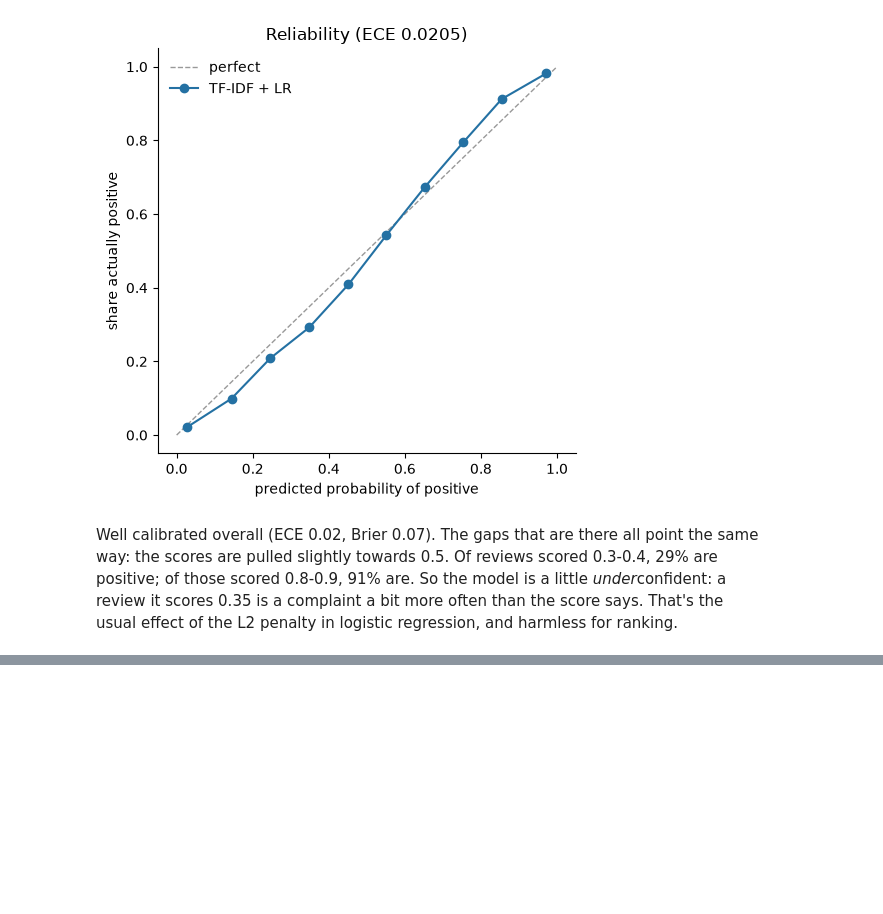
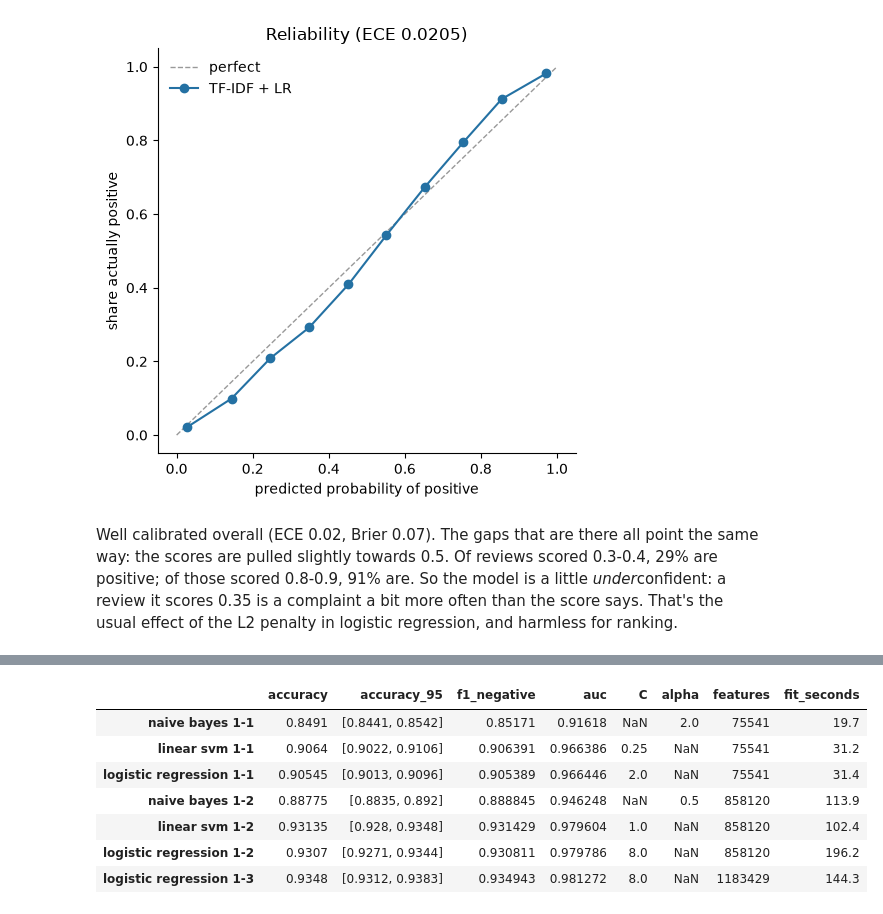
Before and after one commit to AnoushahWasif/review-sentiment-insights, a Jupyter notebook: notebooks/02_model_comparison.ipynb, the cells around one changed output, grey strips where cells are left out. Drawn from its saved outputs; the diff is of its cells as text; code cells hidden in the pictures; blank space fills up the shorter version.

Commit message:
Day 5: Naive Bayes, linear SVM, n-grams (#10)
* feat: naive bayes, linear svm and n-gram comparison

* docs: day 5 results, n-gram model chosen

```diff
--- a/notebooks/02_model_comparison.ipynb
+++ b/notebooks/02_model_comparison.ipynb
@@ -169,0 +174,14 @@ Well calibrated overall (ECE 0.02, Brier 0.07). The gaps that are there all poin
+# %%
+grams = json.loads(Path("../reports/ngrams.json").read_text())
+pd.DataFrame(grams["results"]).T[
+    ["accuracy", "accuracy_95", "f1_negative", "auc", "C", "alpha", "features", "fit_seconds"]
+]
+# %% [output]
+|  | accuracy | accuracy_95 | f1_negative | auc | C | alpha | features | fit_seconds |
+| naive bayes 1-1 | 0.8491 | [0.8441, 0.8542] | 0.85171 | 0.91618 | NaN | 2.0 | 75541 | 19.7 |
+| linear svm 1-1 | 0.9064 | [0.9022, 0.9106] | 0.906391 | 0.966386 | 0.25 | NaN | 75541 | 31.2 |
+| logistic regression 1-1 | 0.90545 | [0.9013, 0.9096] | 0.905389 | 0.966446 | 2.0 | NaN | 75541 | 31.4 |
+| naive bayes 1-2 | 0.88775 | [0.8835, 0.892] | 0.888845 | 0.946248 | NaN | 0.5 | 858120 | 113.9 |
+| linear svm 1-2 | 0.93135 | [0.928, 0.9348] | 0.931429 | 0.979604 | 1.0 | NaN | 858120 | 102.4 |
+| logistic regression 1-2 | 0.9307 | [0.9271, 0.9344] | 0.930811 | 0.979786 | 8.0 | NaN | 858120 | 196.2 |
+| logistic regression 1-3 | 0.9348 | [0.9312, 0.9383] | 0.934943 | 0.981272 | 8.0 | NaN | 1183429 | 144.3 |
```
Also changed, not shown: parts of 5 cells of this notebook, 7 other files.
